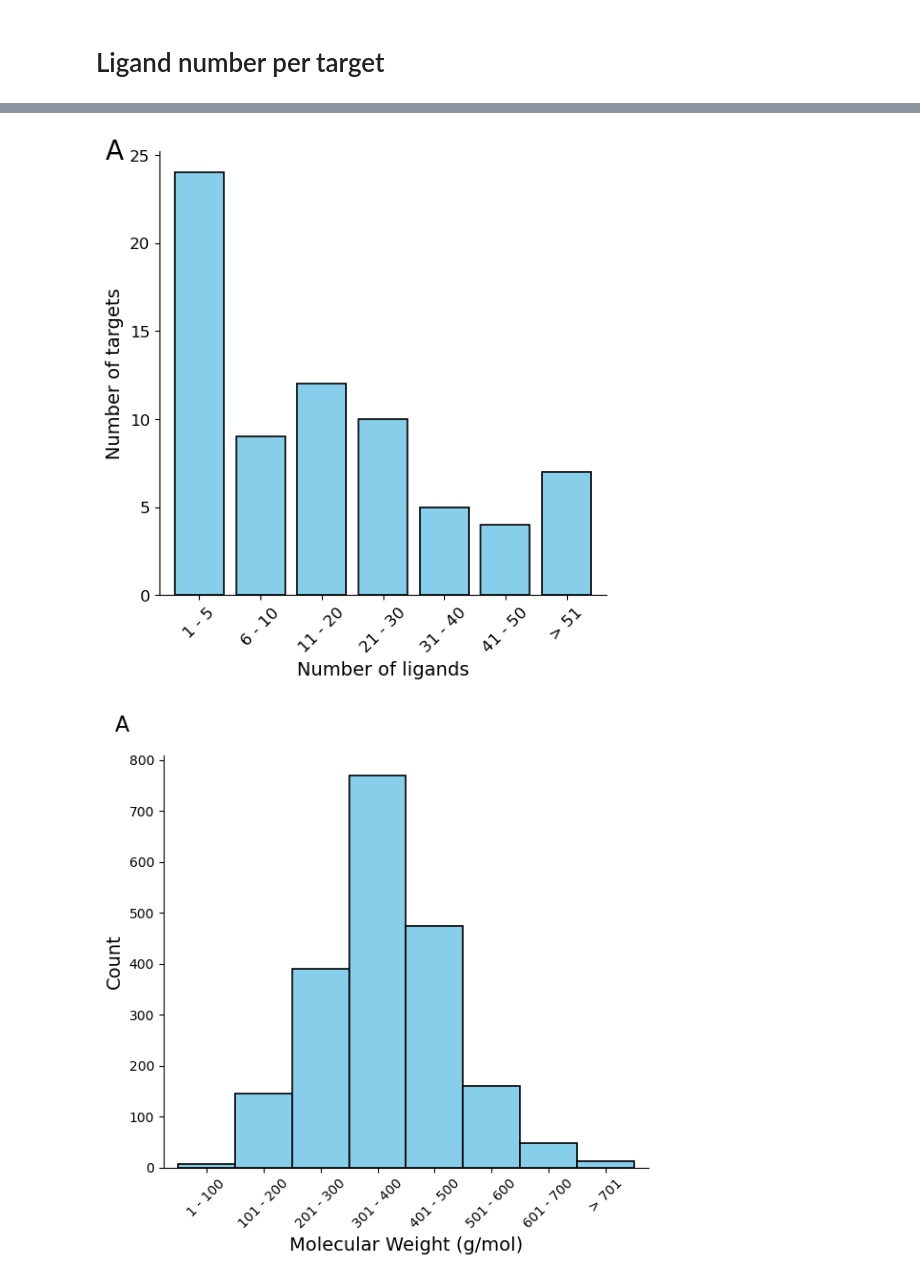
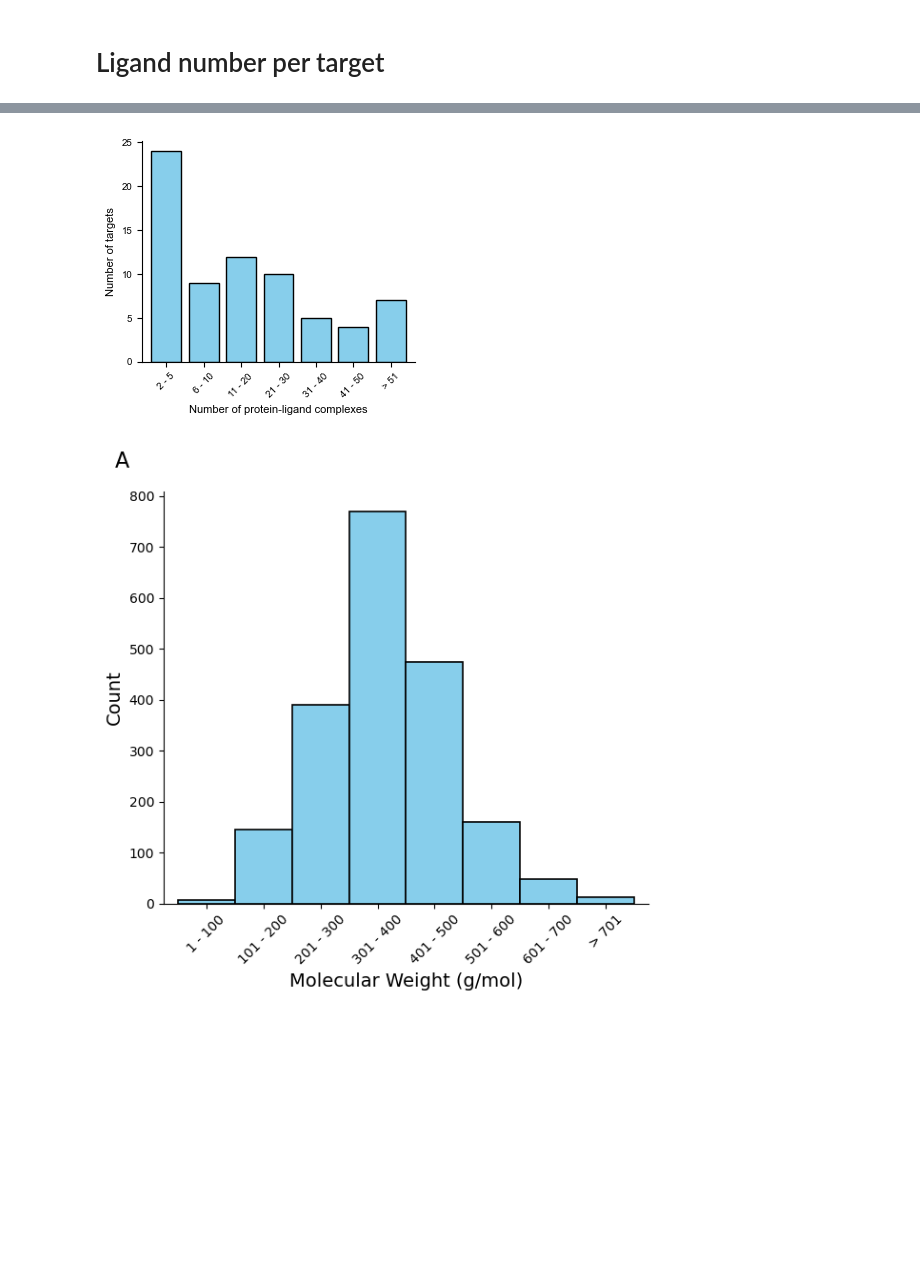
Before and after one commit to ruthbrenk/DockBind, a Jupyter notebook: docking_validation/scripts/Astex_enriched_test_set_analysis.ipynb, the cells around one changed output, grey strips where cells are left out. Cells and saved outputs as stored; diff of their text form; code cells hidden in the pictures; blank space fills up the shorter version.

Commit message:
updated images notebooks

```diff
--- a/docking_validation/scripts/Astex_enriched_test_set_analysis.ipynb
+++ b/docking_validation/scripts/Astex_enriched_test_set_analysis.ipynb
@@ -171,10 +171,22 @@ def get_mcs_mol(mol, matches, mcs):
     new_mol = new_mol.GetMol()
 
     return new_mol
+# %%
+import matplotlib as mpl
+
+mpl.rcParams.update({
+    'font.size': 8,
+    'axes.titlesize': 9,
+    'axes.labelsize': 8,
+    'xtick.labelsize': 7,
+    'ytick.labelsize': 7,
+    'legend.fontsize': 7,
+    'font.family': 'Arial',  # journal recommends Helvetica/Arial
+})
 # %%
 astex = pd.read_csv('../data/astex_selected_for_docking.csv', usecols=['UniProt_ID', 'PDB', 'Lig', 'Smiles_String'])
 astex['Template'] = astex['PDB'] + '_' + astex['Lig']
-astex = astex[astex.UniProt_ID != 'P04818']
+# astex = astex[astex.UniProt_ID != 'P04818']
 
 astex
 # %% [output]
@@ -318,37 +335,36 @@ astex_props
 # %%
-plt.figure(figsize=(6, 6))
-# bins = list(range(1, 101, 10)) + [float('inf')]
-bins = [0, 5, 10, 20, 30, 40, 50, float('inf')]
+fig, ax = plt.subplots(figsize=(3.33, 3))
+bins = list(range(1, 101, 10)) + [float('inf')]
+bins = [1, 5, 10, 20, 30, 40, 50, float('inf')]
 labels = [f"{bins[i]+1} - {bins[i+1]}" if bins[i+1] != float('inf') else f"> {bins[i]+1}" for i in range(len(bins)-1)]
 
 # Categorize data using pd.cut
 count_df['group'] = pd.cut(count_df['count'], bins=bins, labels=labels, right=True)
 
 lig_counts = count_df['group'].value_counts(sort=False)
 
-lig_counts.plot(kind='bar', color='skyblue', edgecolor='black', width=0.8, linewidth=1.2)
+lig_counts.plot(kind='bar', color='skyblue', edgecolor='black', width=0.8, linewidth=1)
 # plt.grid(False)
 
-plt.xlabel('Number of ligands', fontsize=14)
-plt.ylabel('Number of targets', fontsize=14)
+plt.xlabel('Number of protein-ligand complexes')
+plt.ylabel('Number of targets')
 
-plt.xticks(fontsize=12, rotation=45)
-plt.yticks(fontsize=12)
+plt.xticks(rotation=45)
 
 plt.gca().spines['top'].set_visible(False)
 plt.gca().spines['right'].set_visible(False)
 plt.gca().spines['bottom'].set_color('black')
 plt.gca().spines['left'].set_color('black')
-plt.text(-0.1, 1, 'A', fontsize=20, ha='center', va='center', transform=plt.gca().transAxes)
+# plt.text(-0.1, 1, 'A', fontsize=20, ha='center', va='center', transform=plt.gca().transAxes)
 
 
-# plt.tight_layout()
-plt.savefig('../images/ligand_properties/number_of_ligands.png',
+plt.tight_layout()
+plt.savefig('../images/number_of_ligands.png',
             dpi=300,
             bbox_inches='tight')
 plt.show()
 # %% [output]
-[figure, old version]
+[figure, new version]
 # %%
 plt.figure(figsize=(6,6))
 bins = list(range(1, 801, 100)) + [float('inf')]
```
Also changed, not shown: parts of 12 cells of this notebook, 1 other file.
